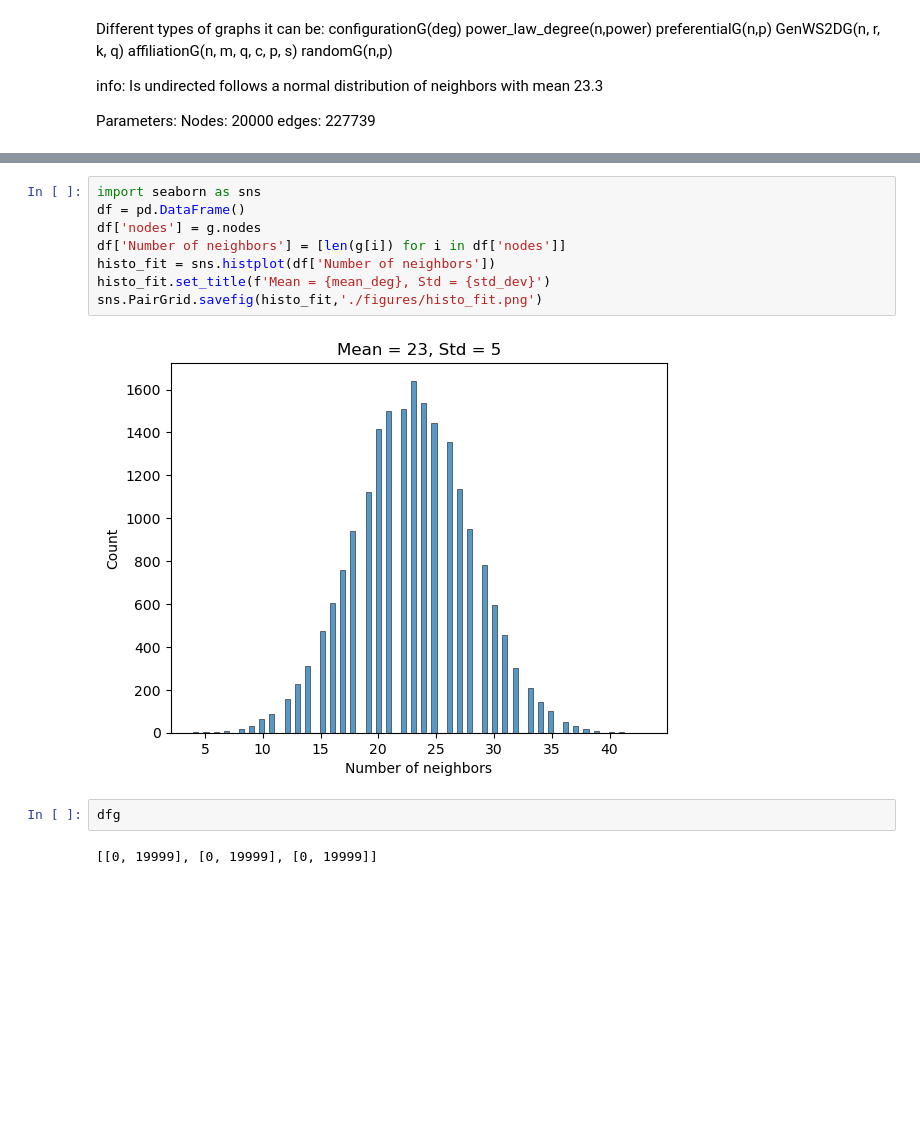
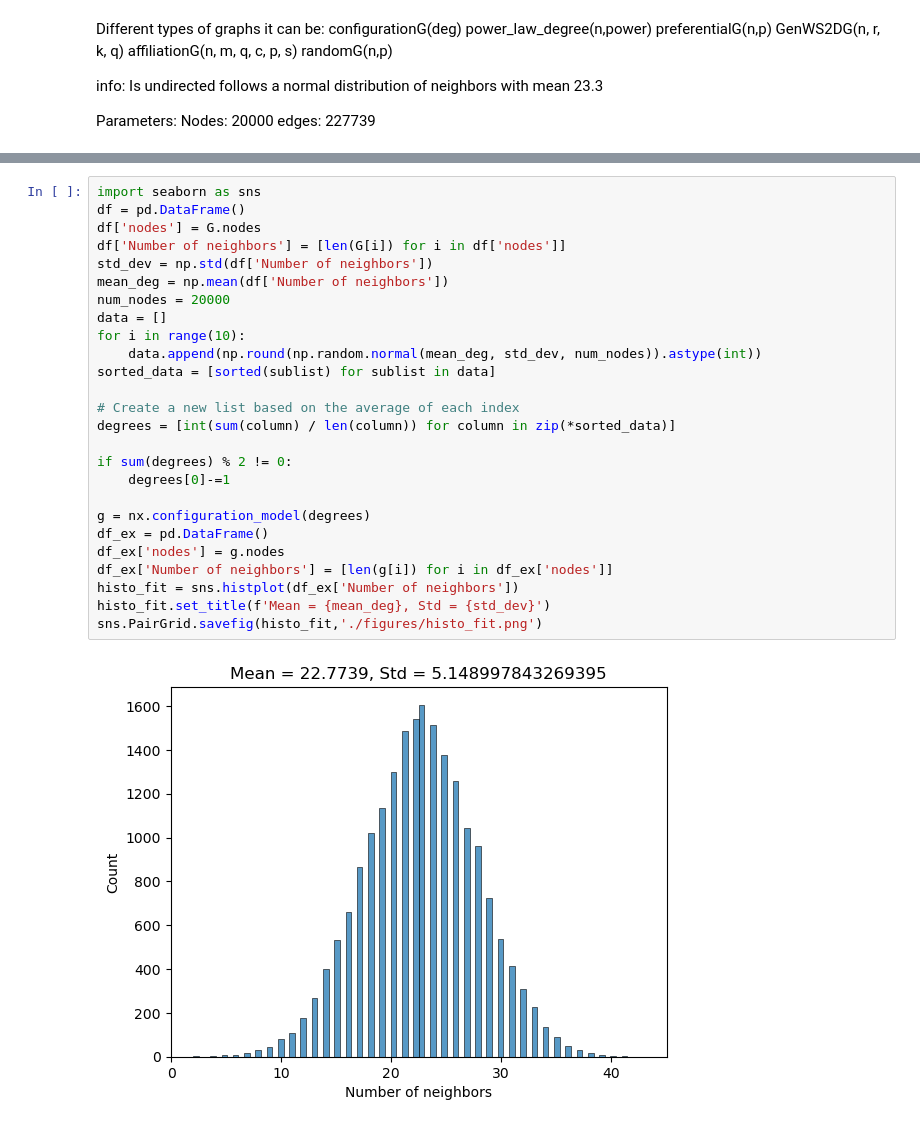
Before and after one commit to John-Carlsson/Social-Network-Analysis, a Jupyter notebook: final/task1.ipynb, the cells around one changed output, grey strips where cells are left out. Drawn from its saved outputs; the diff is of its cells as text; blank space fills up the shorter version.

```diff
--- a/final/task1.ipynb
+++ b/final/task1.ipynb
@@ -183,14 +148,28 @@ Same centrality
 # %%
 import seaborn as sns
 df = pd.DataFrame()
-df['nodes'] = g.nodes
-df['Number of neighbors'] = [len(g[i]) for i in df['nodes']]
-histo_fit = sns.histplot(df['Number of neighbors'])
+df['nodes'] = G.nodes
+df['Number of neighbors'] = [len(G[i]) for i in df['nodes']]
+std_dev = np.std(df['Number of neighbors'])
+mean_deg = np.mean(df['Number of neighbors'])
+num_nodes = 20000
+data = []
+for i in range(10):
+    data.append(np.round(np.random.normal(mean_deg, std_dev, num_nodes)).astype(int))
+sorted_data = [sorted(sublist) for sublist in data]
+
+# Create a new list based on the average of each index
+degrees = [int(sum(column) / len(column)) for column in zip(*sorted_data)]
+
+if sum(degrees) % 2 != 0:
+    degrees[0]-=1
+
+g = nx.configuration_model(degrees)
+df_ex = pd.DataFrame()
+df_ex['nodes'] = g.nodes
+df_ex['Number of neighbors'] = [len(g[i]) for i in df_ex['nodes']]
+histo_fit = sns.histplot(df_ex['Number of neighbors'])
 histo_fit.set_title(f'Mean = {mean_deg}, Std = {std_dev}')
 sns.PairGrid.savefig(histo_fit,'./figures/histo_fit.png')
 # %% [output]
-[figure, old version]
+[figure, new version]
-# %%
-dfg
-# %% [output]
-[[0, 19999], [0, 19999], [0, 19999]]
```
Also changed, not shown: parts of 11 cells of this notebook, 10 other files.
